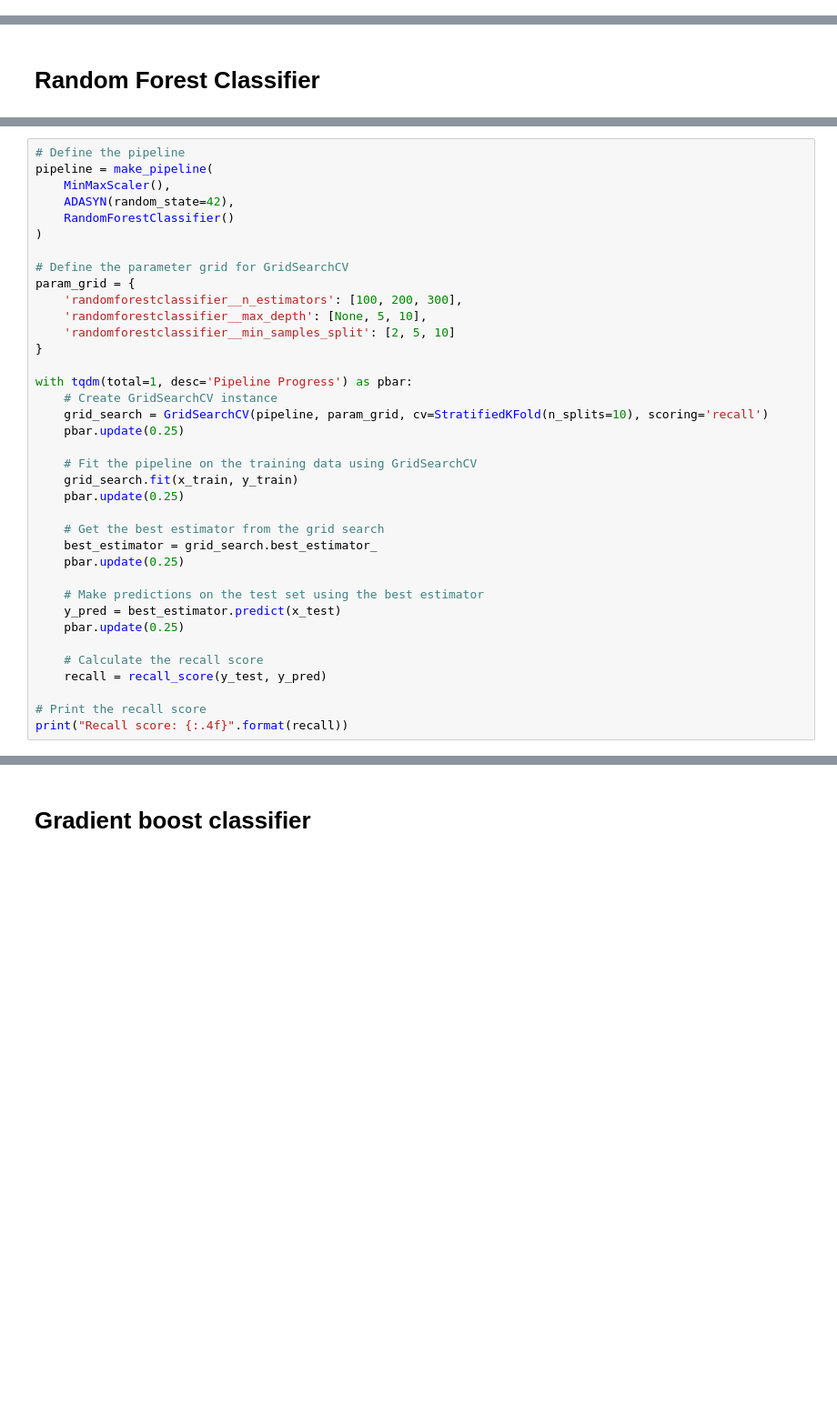
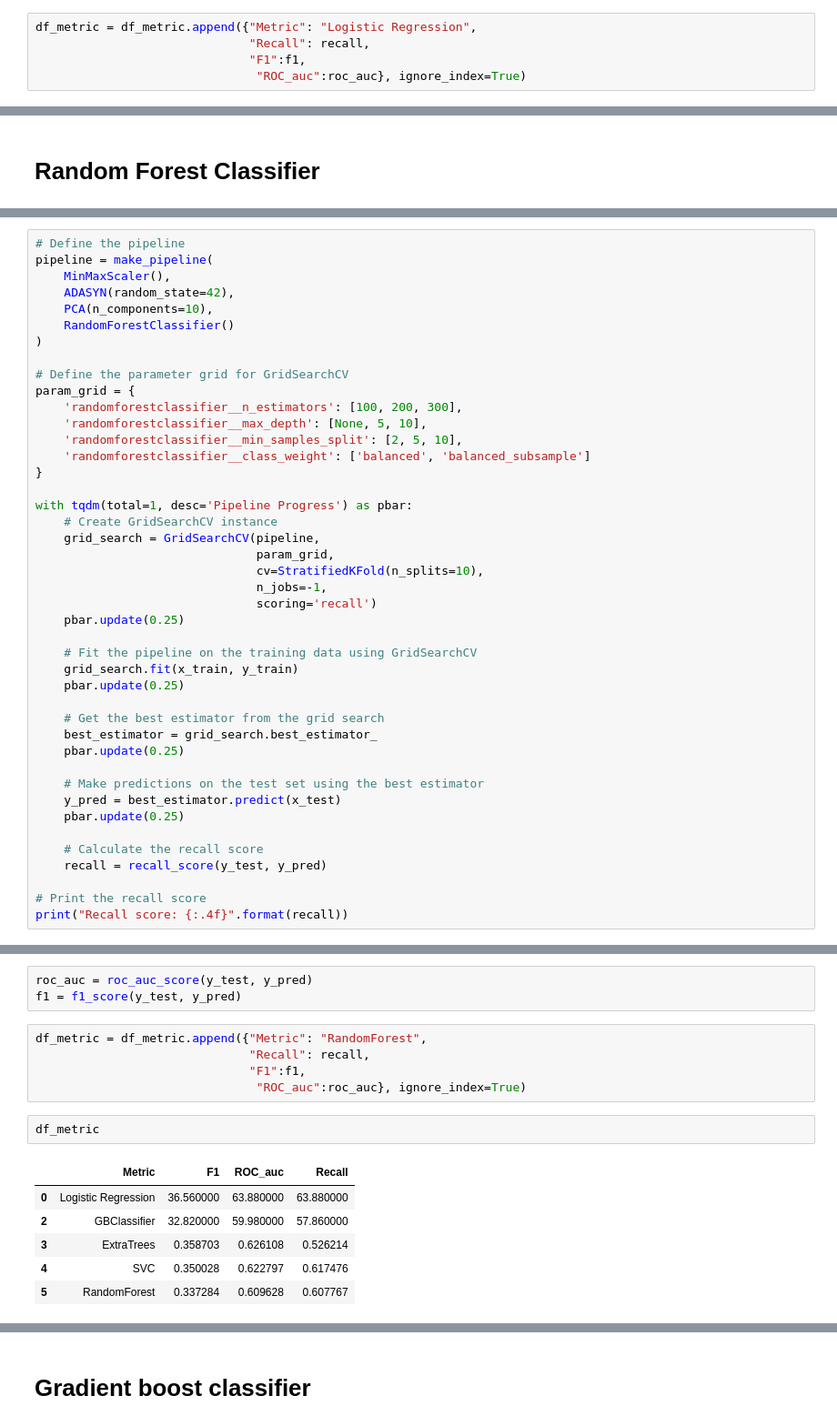
Before and after one commit to jswnthh/Toolfe_projects_ML, a Jupyter notebook: toolfe_load_model.ipynb, the cells around one changed output, grey strips where cells are left out. Shown: that part at 91% size. Saved outputs shown, nothing was run; the diff lists cells and outputs as text; blank space fills up the shorter version.

```diff
--- a/toolfe_load_model.ipynb
+++ b/toolfe_load_model.ipynb
@@ -255,0 +367,5 @@ Recall score: 0.6189
+# %%
+df_metric = df_metric.append({"Metric": "Logistic Regression",
+                              "Recall": recall,
+                              "F1":f1,
+                               "ROC_auc":roc_auc}, ignore_index=True)
@@ -282,6 +401,7 @@ Recall score: 0.1433
 pipeline = make_pipeline(
     MinMaxScaler(),
     ADASYN(random_state=42),
+    PCA(n_components=10),
     RandomForestClassifier()
 )
 
@@ -289,12 +409,17 @@ pipeline = make_pipeline(
 param_grid = {
     'randomforestclassifier__n_estimators': [100, 200, 300],
     'randomforestclassifier__max_depth': [None, 5, 10],
-    'randomforestclassifier__min_samples_split': [2, 5, 10]
+    'randomforestclassifier__min_samples_split': [2, 5, 10],
+    'randomforestclassifier__class_weight': ['balanced', 'balanced_subsample']
 }
 
 with tqdm(total=1, desc='Pipeline Progress') as pbar:
     # Create GridSearchCV instance
-    grid_search = GridSearchCV(pipeline, param_grid, cv=StratifiedKFold(n_splits=10), scoring='recall')
+    grid_search = GridSearchCV(pipeline,
+                               param_grid,
+                               cv=StratifiedKFold(n_splits=10),
+                               n_jobs=-1,
+                               scoring='recall')
     pbar.update(0.25)
 
     # Fit the pipeline on the training data using GridSearchCV
@@ -318,0 +444,17 @@ Recall score: 0.4853
+# %%
+roc_auc = roc_auc_score(y_test, y_pred)
+f1 = f1_score(y_test, y_pred)
+# %%
+df_metric = df_metric.append({"Metric": "RandomForest",
+                              "Recall": recall,
+                              "F1":f1,
+                               "ROC_auc":roc_auc}, ignore_index=True)
+# %%
+df_metric
+# %% [output]
+|  | Metric | F1 | ROC_auc | Recall |
+| 0 | Logistic Regression | 36.560000 | 63.880000 | 63.880000 |
+| 2 | GBClassifier | 32.820000 | 59.980000 | 57.860000 |
+| 3 | ExtraTrees | 0.358703 | 0.626108 | 0.526214 |
+| 4 | SVC | 0.350028 | 0.622797 | 0.617476 |
+| 5 | RandomForest | 0.337284 | 0.609628 | 0.607767 |
```
Also changed, not shown: parts of 54 cells of this notebook.
